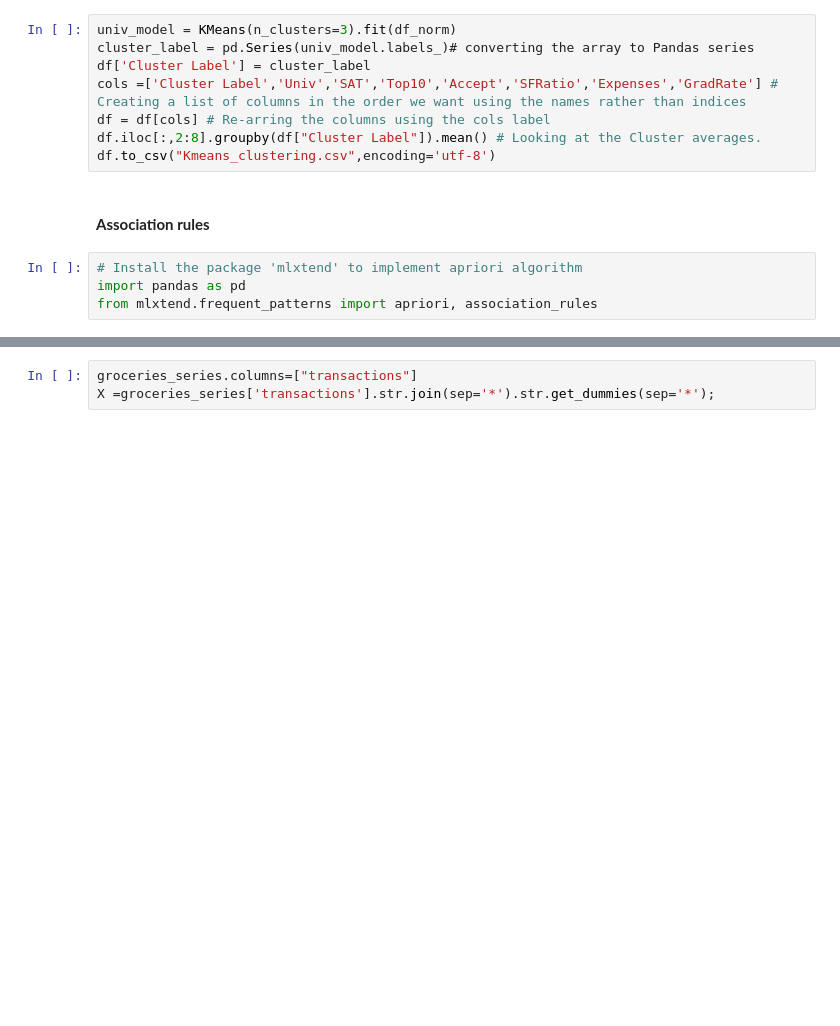
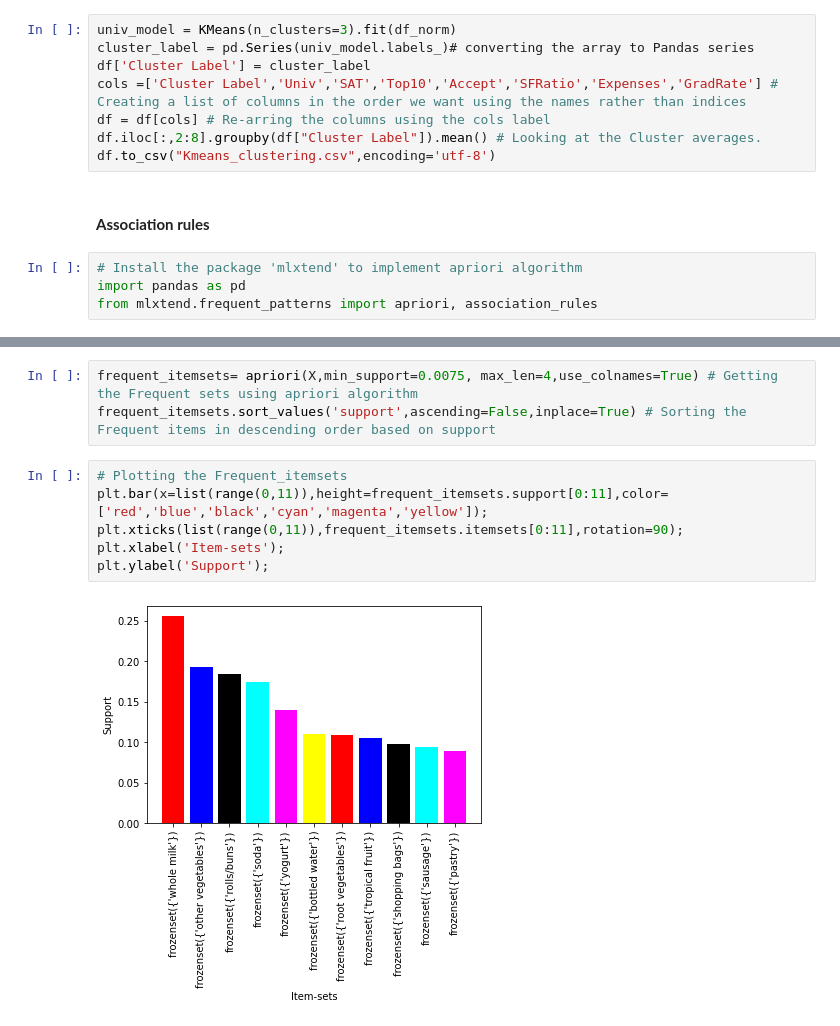
Before and after one commit to jamithireddy/aispry, a Jupyter notebook: aispry.ipynb, the cells around one changed output, grey strips where cells are left out. Drawn from its saved outputs; the diff is of its cells as text; blank space fills up the shorter version.

```diff
--- a/aispry.ipynb
+++ b/aispry.ipynb
@@ -414,3 +396,11 @@ pandas.core.frame.DataFrame
-# %%
-groceries_series.columns=["transactions"]
-X =groceries_series['transactions'].str.join(sep='*').str.get_dummies(sep='*');
+# %%
+frequent_itemsets= apriori(X,min_support=0.0075, max_len=4,use_colnames=True) # Getting the Frequent sets using apriori algorithm
+frequent_itemsets.sort_values('support',ascending=False,inplace=True) # Sorting the Frequent items in descending order based on support
+# %%
+# Plotting the Frequent_itemsets
+plt.bar(x=list(range(0,11)),height=frequent_itemsets.support[0:11],color=['red','blue','black','cyan','magenta','yellow']);
+plt.xticks(list(range(0,11)),frequent_itemsets.itemsets[0:11],rotation=90);
+plt.xlabel('Item-sets');
+plt.ylabel('Support');
+# %% [output]
+[figure, added]
```
Also changed, not shown: parts of 11 cells of this notebook.
